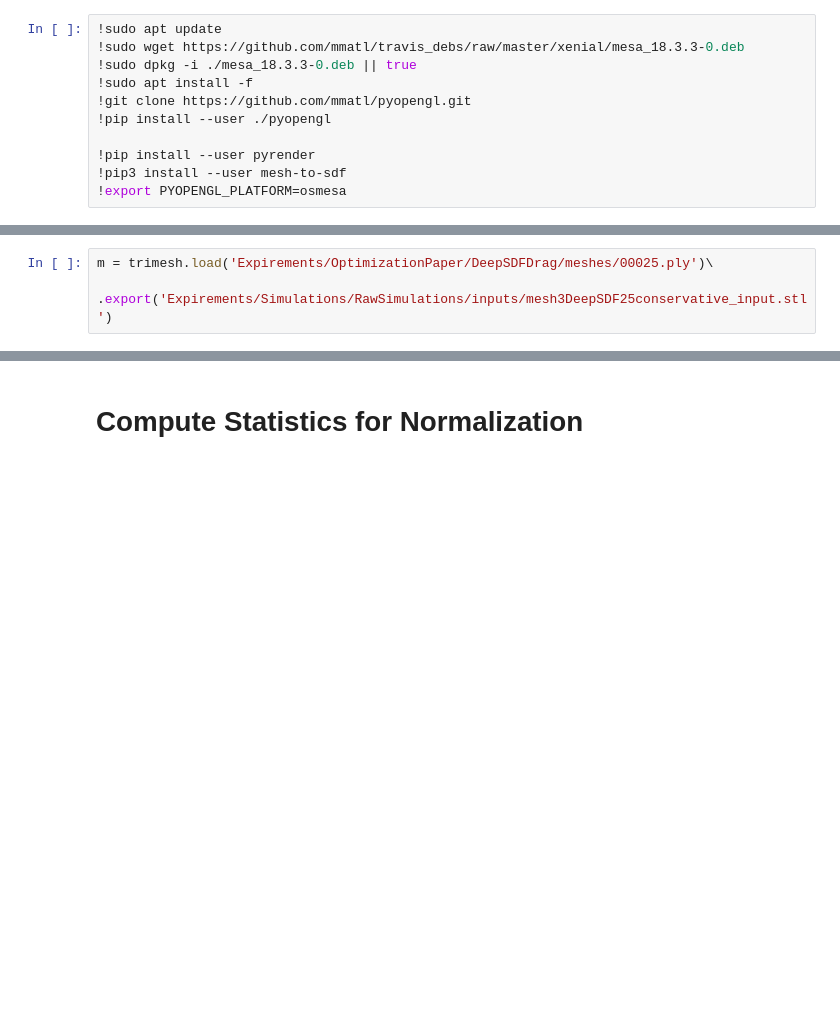
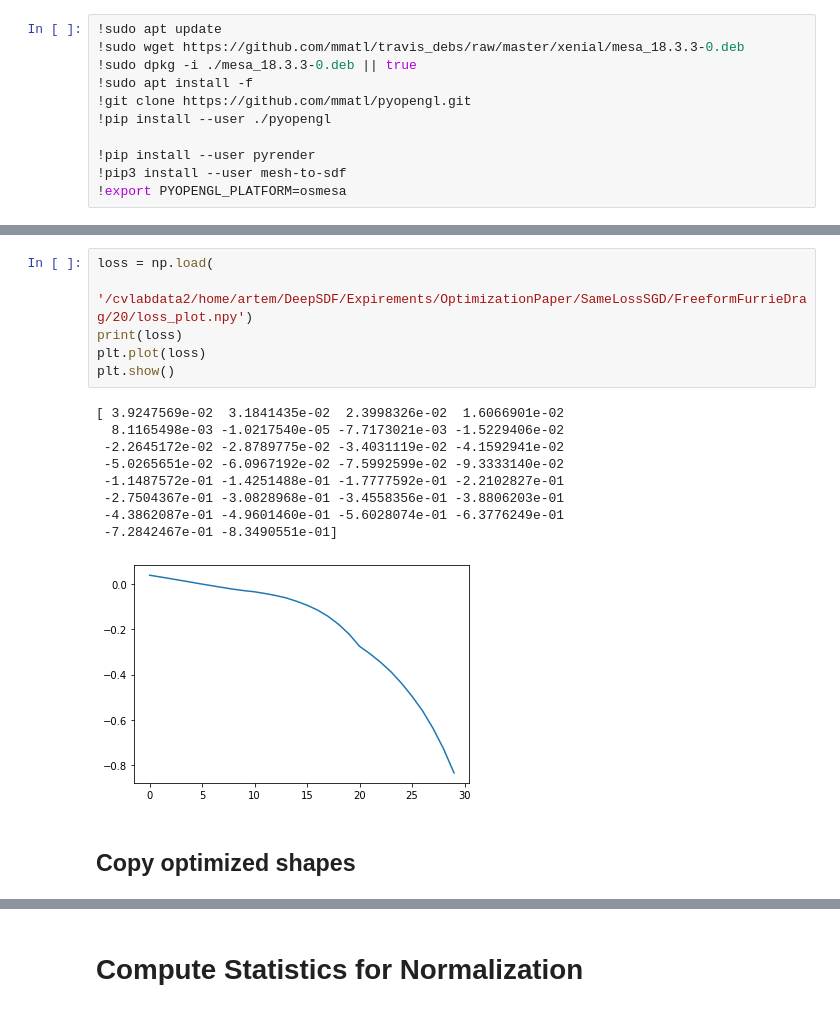
Before and after one commit to ottogin/OptimizatinoWithDeepSDF, a Jupyter notebook: CDFDModelTraining.ipynb, the cells around one changed output, grey strips where cells are left out. Cells and saved outputs as stored; diff of their text form; blank space fills up the shorter version.

```diff
--- a/CDFDModelTraining.ipynb
+++ b/CDFDModelTraining.ipynb
@@ -81,3 +84,18 @@ from sklearn.neighbors import KDTree
-# %%
-m = trimesh.load('Expirements/OptimizationPaper/DeepSDFDrag/meshes/00025.ply')\
-           .export('Expirements/Simulations/RawSimulations/inputs/mesh3DeepSDF25conservative_input.stl')
+# %%
+loss = np.load(
+    '/cvlabdata2/home/artem/DeepSDF/Expirements/OptimizationPaper/SameLossSGD/FreeformFurrieDrag/20/loss_plot.npy')
+print(loss)
+plt.plot(loss)
+plt.show()
+# %% [output]
+[ 3.9247569e-02  3.1841435e-02  2.3998326e-02  1.6066901e-02
+  8.1165498e-03 -1.0217540e-05 -7.7173021e-03 -1.5229406e-02
+ -2.2645172e-02 -2.8789775e-02 -3.4031119e-02 -4.1592941e-02
+ -5.0265651e-02 -6.0967192e-02 -7.5992599e-02 -9.3333140e-02
+ -1.1487572e-01 -1.4251488e-01 -1.7777592e-01 -2.2102827e-01
+ -2.7504367e-01 -3.0828968e-01 -3.4558356e-01 -3.8806203e-01
+ -4.3862087e-01 -4.9601460e-01 -5.6028074e-01 -6.3776249e-01
+ -7.2842467e-01 -8.3490551e-01]
+[figure, added]
+# %% [markdown]
+## Copy optimized shapes
```
Also changed, not shown: parts of 15 cells of this notebook, 27 other files.
